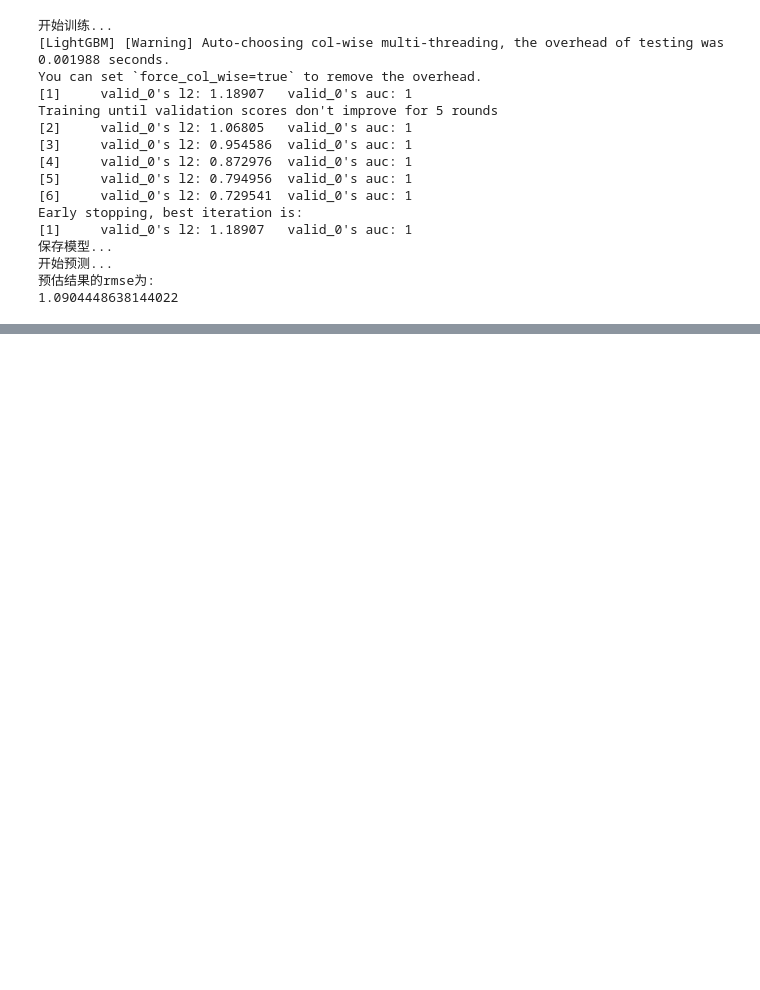
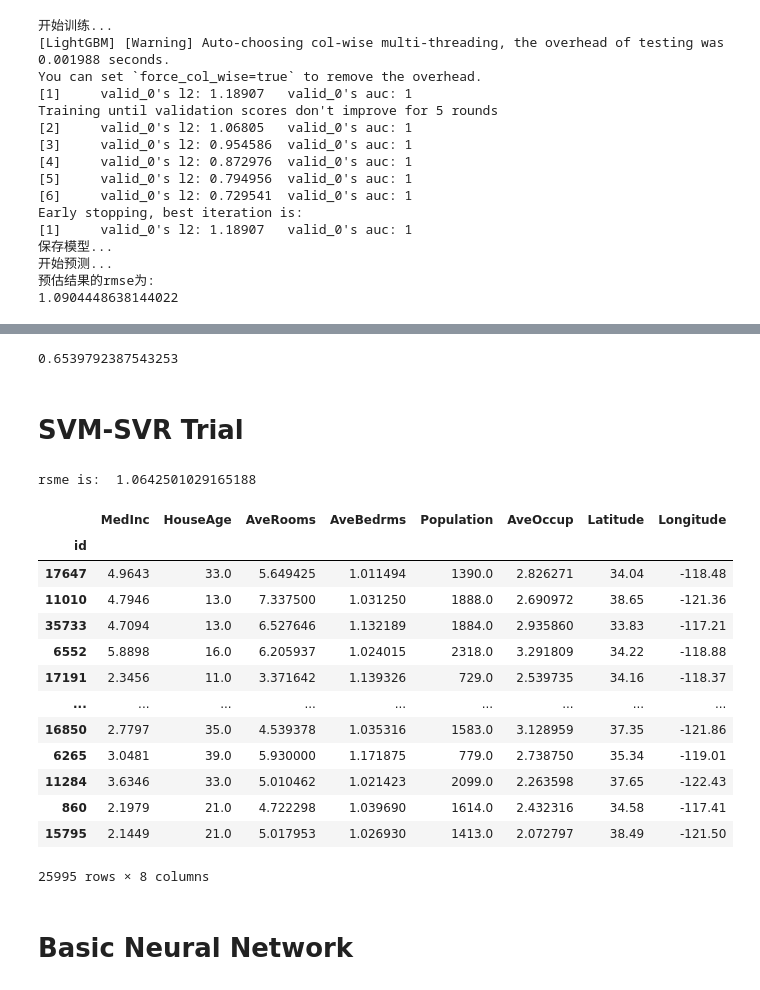
Before and after one commit to handsomevictor/kaggle-Playground_Series_Season_3_Episode_1, a Jupyter notebook: trial.ipynb, the cells around one changed output, grey strips where cells are left out. Cells and saved outputs as stored; diff of their text form; code cells hidden in the pictures; blank space fills up the shorter version.

```diff
--- a/trial.ipynb
+++ b/trial.ipynb
@@ -123,0 +234,45 @@ Early stopping, best iteration is:
+# %%
+189/289
+# %% [output]
+0.6539792387543253
+# %% [markdown]
+# SVM-SVR Trial
+# %%
+data = Data('train')
+x_train, x_test, y_train, y_test = data.get_train_test_split()
+# %%
+params = {
+    'C': 1.0,
+    'kernel': 'rbf',
+    'gamma': 'auto',
+    'cache_size': 100,
+    'degree': 3
+}
+
+model_svm = SVR(**params)
+model_svm.fit(x_train, y_train)
+
+y_pred = model_svm.predict(x_test)
+
+print(f'rsme is: ', mean_squared_error(y_pred, y_test) ** 0.5)
+# %% [output]
+rsme is:  1.0642501029165188
+# %%
+x_train
+# %% [output]
+|  | MedInc | HouseAge | AveRooms | AveBedrms | Population | AveOccup | Latitude | Longitude |
+| id |  |  |  |  |  |  |  |  |
+| 17647 | 4.9643 | 33.0 | 5.649425 | 1.011494 | 1390.0 | 2.826271 | 34.04 | -118.48 |
+| 11010 | 4.7946 | 13.0 | 7.337500 | 1.031250 | 1888.0 | 2.690972 | 38.65 | -121.36 |
+| 35733 | 4.7094 | 13.0 | 6.527646 | 1.132189 | 1884.0 | 2.935860 | 33.83 | -117.21 |
+| 6552 | 5.8898 | 16.0 | 6.205937 | 1.024015 | 2318.0 | 3.291809 | 34.22 | -118.88 |
+| 17191 | 2.3456 | 11.0 | 3.371642 | 1.139326 | 729.0 | 2.539735 | 34.16 | -118.37 |
+| ... | ... | ... | ... | ... | ... | ... | ... | ... |
+| 16850 | 2.7797 | 35.0 | 4.539378 | 1.035316 | 1583.0 | 3.128959 | 37.35 | -121.86 |
+| 6265 | 3.0481 | 39.0 | 5.930000 | 1.171875 | 779.0 | 2.738750 | 35.34 | -119.01 |
+| 11284 | 3.6346 | 33.0 | 5.010462 | 1.021423 | 2099.0 | 2.263598 | 37.65 | -122.43 |
+| 860 | 2.1979 | 21.0 | 4.722298 | 1.039690 | 1614.0 | 2.432316 | 34.58 | -117.41 |
+| 15795 | 2.1449 | 21.0 | 5.017953 | 1.026930 | 1413.0 | 2.072797 | 38.49 | -121.50 |
+25995 rows × 8 columns
+# %% [markdown]
+# Basic Neural Network
```
Also changed, not shown: parts of 18 cells of this notebook, 3 other files.
